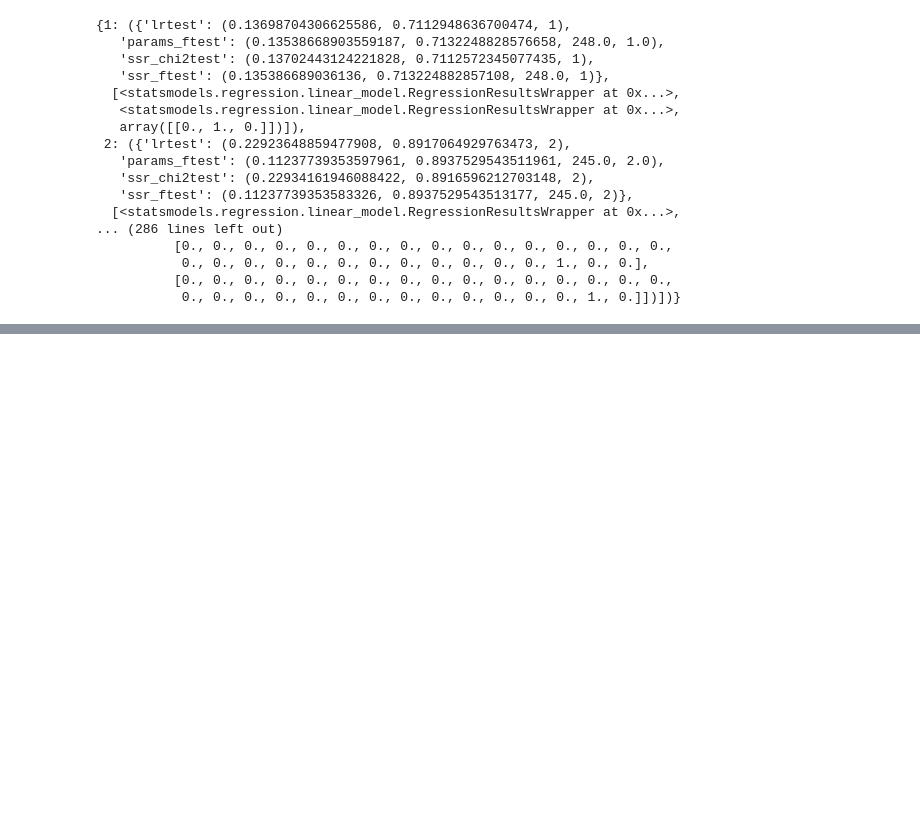
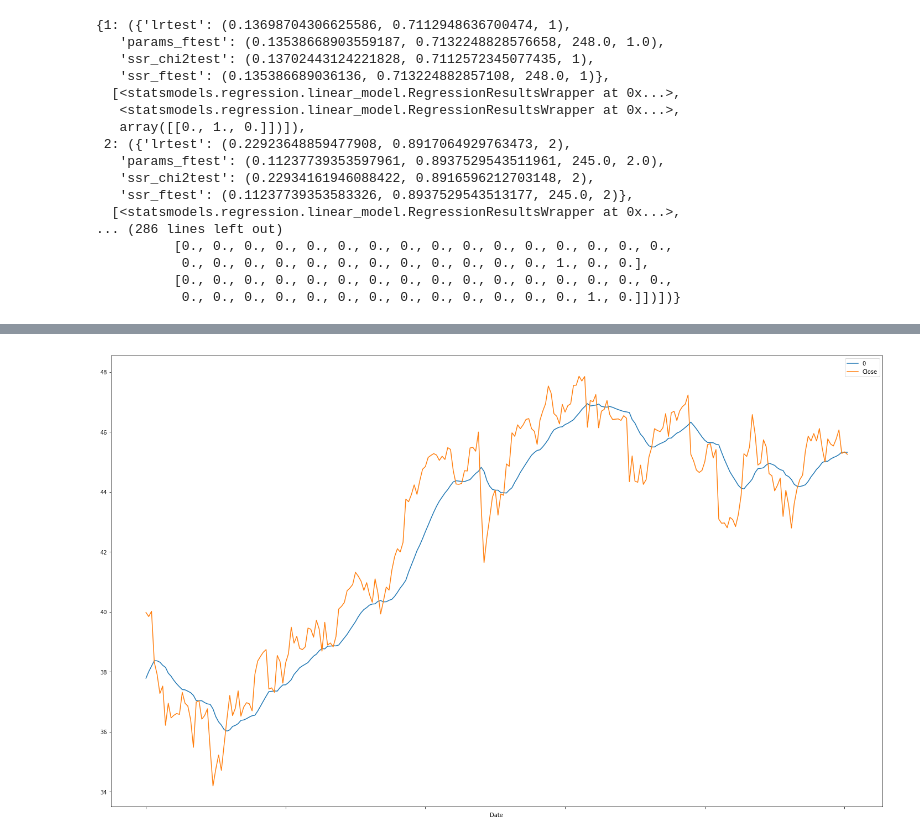
Before and after one commit to Turing-Machines-PESU/stock_market_analysis, a Jupyter notebook: Dickey Fuller Test and Filters.ipynb, the cells around one changed output, grey strips where cells are left out. Saved outputs shown, nothing was run; the diff lists cells and outputs as text; code cells hidden in the pictures; blank space fills up the shorter version.

```diff
--- a/Dickey Fuller Test and Filters.ipynb
+++ b/Dickey Fuller Test and Filters.ipynb
@@ -178,0 +191,12 @@ result_granger
+# %%
+from statsmodels.tsa.holtwinters import SimpleExpSmoothing
+
+def simple_exp_smoothing(data):
+	model = SimpleExpSmoothing(data).fit(smoothing_level = 0.1, optimized = True)
+	result = model.fittedvalues
+	return pd.DataFrame(result)
+# %%
+pd.concat([simple_exp_smoothing(data.Close["2016":"2017"]), data.Close["2016":"2017"]], axis = 1).plot()
+plt.show()
+# %% [output]
+[figure, added]
```
Also changed, not shown: parts of 4 cells of this notebook, 1 other file.
